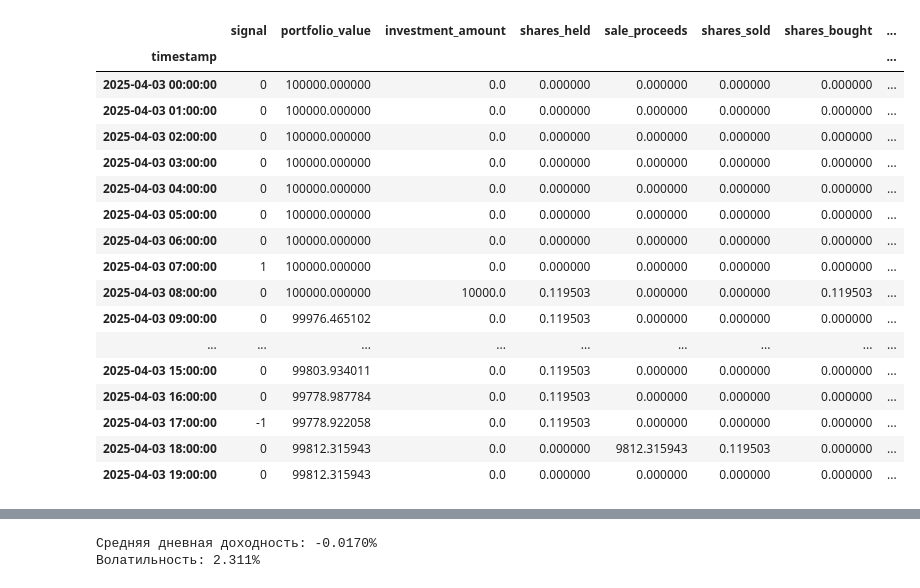
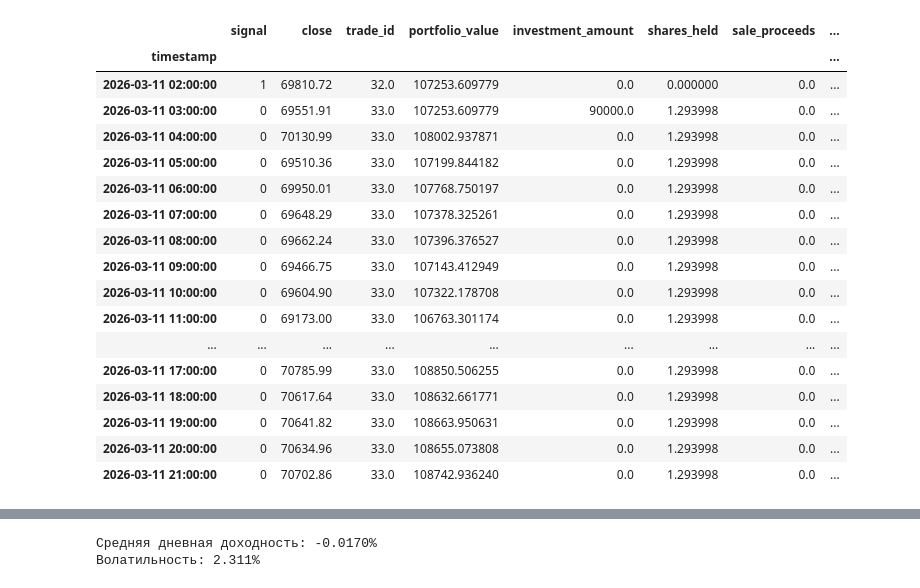
Before and after one commit to AESoldatov/TradingBot, a Jupyter notebook: BackTesting1.ipynb, the cells around one changed output, grey strips where cells are left out. Cells and saved outputs as stored; diff of their text form; code cells hidden in the pictures.

```diff
--- a/BackTesting1.ipynb
+++ b/BackTesting1.ipynb
@@ -47,16 +47,21 @@ plt.show()
 # %%
-portfolio = pd.DataFrame(data=data['signal'], index=data.index)
+portfolio = pd.DataFrame(data=data[['signal', 'close']], index=data.index)
 
 initial_portfolio_value = 100000
-buy_percentage = 0.1
+buy_percentage = 0.9
 buy_mask = data['signal'].shift(1).fillna(0) == 1
 sell_mask = data['signal'].shift(1).fillna(0) == -1
+
+portfolio['trade_id'] = (portfolio['signal'] == 1).cumsum().shift(1)
 
 portfolio['portfolio_value'] = initial_portfolio_value
 portfolio['investment_amount'] = 0
 portfolio['shares_held'] = 0
 portfolio['sale_proceeds'] = 0
 portfolio['shares_sold'] = 0
+
+portfolio['buy_price'] = portfolio.groupby('trade_id')['close'].transform('first')
+portfolio['after_sell'] = (portfolio[portfolio['trade_id'] > 0]['signal'] == -1).shift(1).fillna(0).cumsum()
 
 # Шаг 1. Расчёт покупок
 portfolio['investment_amount'] = np.where(
@@ -69,18 +74,12 @@ portfolio['shares_bought'] = np.where(
     portfolio['investment_amount'] / data['close'],
     0
 )
-
-cumulative_bought = portfolio['shares_bought'].cumsum()
-# Общее количество проданных акций (кумулятивно)
-# cumulative_sold = portfolio['shares_sold'].cumsum()
-# portfolio['cumulative_sold'] = cumulative_sold
-# # Текущее количество акций на руках
-# portfolio['shares_held'] = cumulative_bought - cumulative_sold
+portfolio['sell_amount'] = portfolio.groupby('trade_id')['shares_bought'].transform('first')
 
 # Шаг 2. Расчёт продаж
 portfolio['shares_sold'] = np.where(
     sell_mask,
-    cumulative_bought.shift(1).fillna(0),
+    portfolio['sell_amount'].shift(1).fillna(0),
     0
 )
 # Выручка от продажи
@@ -92,51 +91,53 @@ portfolio['sale_proceeds'] = np.where(
 
 # Общее количество купленных акций (кумулятивно)
 cumulative_bought = portfolio['shares_bought'].cumsum()
-portfolio['cumulative_bought'] = cumulative_bought
+# portfolio['cumulative_bought'] = cumulative_bought
 # Общее количество проданных акций (кумулятивно)
 cumulative_sold = portfolio['shares_sold'].cumsum()
-portfolio['cumulative_sold'] = cumulative_sold
+# portfolio['cumulative_sold'] = cumulative_sold
 # Текущее количество акций на руках
 portfolio['shares_held'] = cumulative_bought - cumulative_sold
 #
 # Шаг 4. Расчёт денежных средств
 # Деньги от продаж (кумулятивно)
 total_sale_proceeds = portfolio['sale_proceeds'].cumsum()
 # Деньги, потраченные на покупки (кумулятивно)
 total_investments = portfolio['investment_amount'].cumsum()
 #
 # Денежный баланс: начальная сумма + продажи − покупки
 portfolio['cash_balance'] = (
     initial_portfolio_value +
     total_sale_proceeds -
     total_investments
 )
 
 # Шаг 5. Расчёт стоимости портфеля
 # Стоимость акций на текущем шаге
 portfolio['stock_value'] = portfolio['shares_held'] * data['close']
 # Итоговая стоимость портфеля: деньги + акции
 portfolio['portfolio_value'] = portfolio['cash_balance'] + portfolio['stock_value']
 
-portfolio['2025-04-03': '2025-04-15'].head(20)
+#portfolio['2025-04-03': '2025-04-15'].head(20)
 #portfolio['2025-03-29': '2025-04-15'].head(20)
 #portfolio['2025-04-06': '2025-09-15'].head(20)
+#portfolio['2025-05-25': '2025-06-10'].head(60)
+portfolio.tail(20)
 # %% [output]
-|  | signal | portfolio_value | investment_amount | shares_held | sale_proceeds | shares_sold | shares_bought | ... |
+|  | signal | close | trade_id | portfolio_value | investment_amount | shares_held | sale_proceeds | ... |
 | timestamp |  |  |  |  |  |  |  | ... |
-| 2025-04-03 00:00:00 | 0 | 100000.000000 | 0.0 | 0.000000 | 0.000000 | 0.000000 | 0.000000 | ... |
-| 2025-04-03 01:00:00 | 0 | 100000.000000 | 0.0 | 0.000000 | 0.000000 | 0.000000 | 0.000000 | ... |
-| 2025-04-03 02:00:00 | 0 | 100000.000000 | 0.0 | 0.000000 | 0.000000 | 0.000000 | 0.000000 | ... |
-| 2025-04-03 03:00:00 | 0 | 100000.000000 | 0.0 | 0.000000 | 0.000000 | 0.000000 | 0.000000 | ... |
-| 2025-04-03 04:00:00 | 0 | 100000.000000 | 0.0 | 0.000000 | 0.000000 | 0.000000 | 0.000000 | ... |
-| 2025-04-03 05:00:00 | 0 | 100000.000000 | 0.0 | 0.000000 | 0.000000 | 0.000000 | 0.000000 | ... |
-| 2025-04-03 06:00:00 | 0 | 100000.000000 | 0.0 | 0.000000 | 0.000000 | 0.000000 | 0.000000 | ... |
-| 2025-04-03 07:00:00 | 1 | 100000.000000 | 0.0 | 0.000000 | 0.000000 | 0.000000 | 0.000000 | ... |
-| 2025-04-03 08:00:00 | 0 | 100000.000000 | 10000.0 | 0.119503 | 0.000000 | 0.000000 | 0.119503 | ... |
-| 2025-04-03 09:00:00 | 0 | 99976.465102 | 0.0 | 0.119503 | 0.000000 | 0.000000 | 0.000000 | ... |
+| 2026-03-11 02:00:00 | 1 | 69810.72 | 32.0 | 107253.609779 | 0.0 | 0.000000 | 0.0 | ... |
+| 2026-03-11 03:00:00 | 0 | 69551.91 | 33.0 | 107253.609779 | 90000.0 | 1.293998 | 0.0 | ... |
+| 2026-03-11 04:00:00 | 0 | 70130.99 | 33.0 | 108002.937871 | 0.0 | 1.293998 | 0.0 | ... |
+| 2026-03-11 05:00:00 | 0 | 69510.36 | 33.0 | 107199.844182 | 0.0 | 1.293998 | 0.0 | ... |
+| 2026-03-11 06:00:00 | 0 | 69950.01 | 33.0 | 107768.750197 | 0.0 | 1.293998 | 0.0 | ... |
+| 2026-03-11 07:00:00 | 0 | 69648.29 | 33.0 | 107378.325261 | 0.0 | 1.293998 | 0.0 | ... |
+| 2026-03-11 08:00:00 | 0 | 69662.24 | 33.0 | 107396.376527 | 0.0 | 1.293998 | 0.0 | ... |
+| 2026-03-11 09:00:00 | 0 | 69466.75 | 33.0 | 107143.412949 | 0.0 | 1.293998 | 0.0 | ... |
+| 2026-03-11 10:00:00 | 0 | 69604.90 | 33.0 | 107322.178708 | 0.0 | 1.293998 | 0.0 | ... |
+| 2026-03-11 11:00:00 | 0 | 69173.00 | 33.0 | 106763.301174 | 0.0 | 1.293998 | 0.0 | ... |
 | ... | ... | ... | ... | ... | ... | ... | ... | ... |
-| 2025-04-03 15:00:00 | 0 | 99803.934011 | 0.0 | 0.119503 | 0.000000 | 0.000000 | 0.000000 | ... |
-| 2025-04-03 16:00:00 | 0 | 99778.987784 | 0.0 | 0.119503 | 0.000000 | 0.000000 | 0.000000 | ... |
-| 2025-04-03 17:00:00 | -1 | 99778.922058 | 0.0 | 0.119503 | 0.000000 | 0.000000 | 0.000000 | ... |
-| 2025-04-03 18:00:00 | 0 | 99812.315943 | 0.0 | 0.000000 | 9812.315943 | 0.119503 | 0.000000 | ... |
-| 2025-04-03 19:00:00 | 0 | 99812.315943 | 0.0 | 0.000000 | 0.000000 | 0.000000 | 0.000000 | ... |
+| 2026-03-11 17:00:00 | 0 | 70785.99 | 33.0 | 108850.506255 | 0.0 | 1.293998 | 0.0 | ... |
+| 2026-03-11 18:00:00 | 0 | 70617.64 | 33.0 | 108632.661771 | 0.0 | 1.293998 | 0.0 | ... |
+| 2026-03-11 19:00:00 | 0 | 70641.82 | 33.0 | 108663.950631 | 0.0 | 1.293998 | 0.0 | ... |
+| 2026-03-11 20:00:00 | 0 | 70634.96 | 33.0 | 108655.073808 | 0.0 | 1.293998 | 0.0 | ... |
+| 2026-03-11 21:00:00 | 0 | 70702.86 | 33.0 | 108742.936240 | 0.0 | 1.293998 | 0.0 | ... |
```
Also changed, not shown: parts of 4 cells of this notebook.
